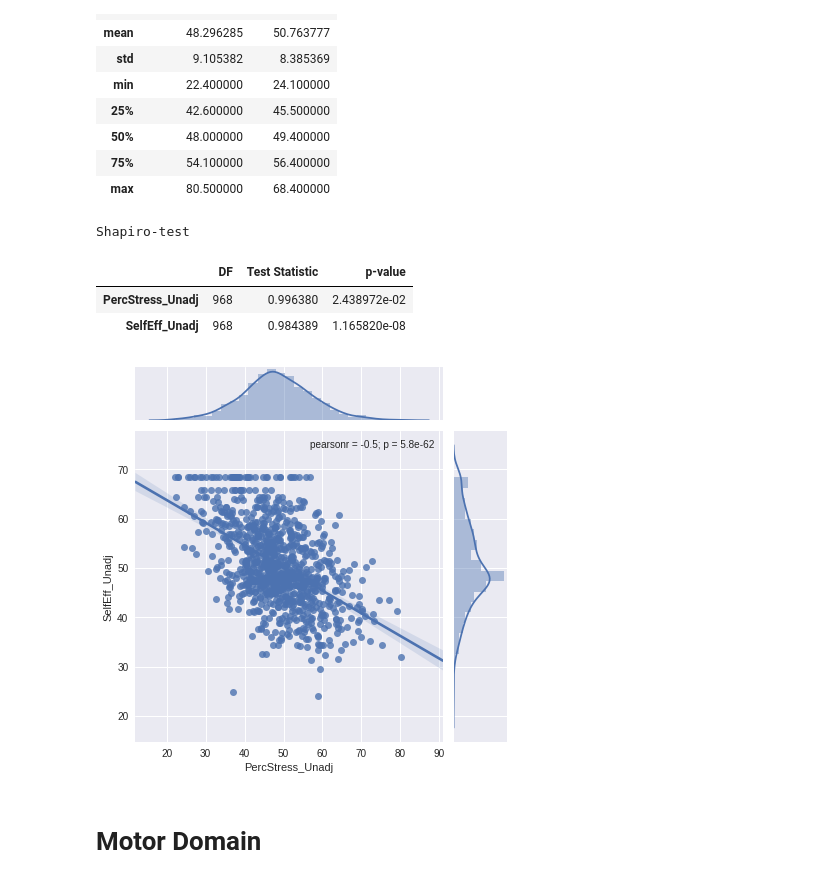
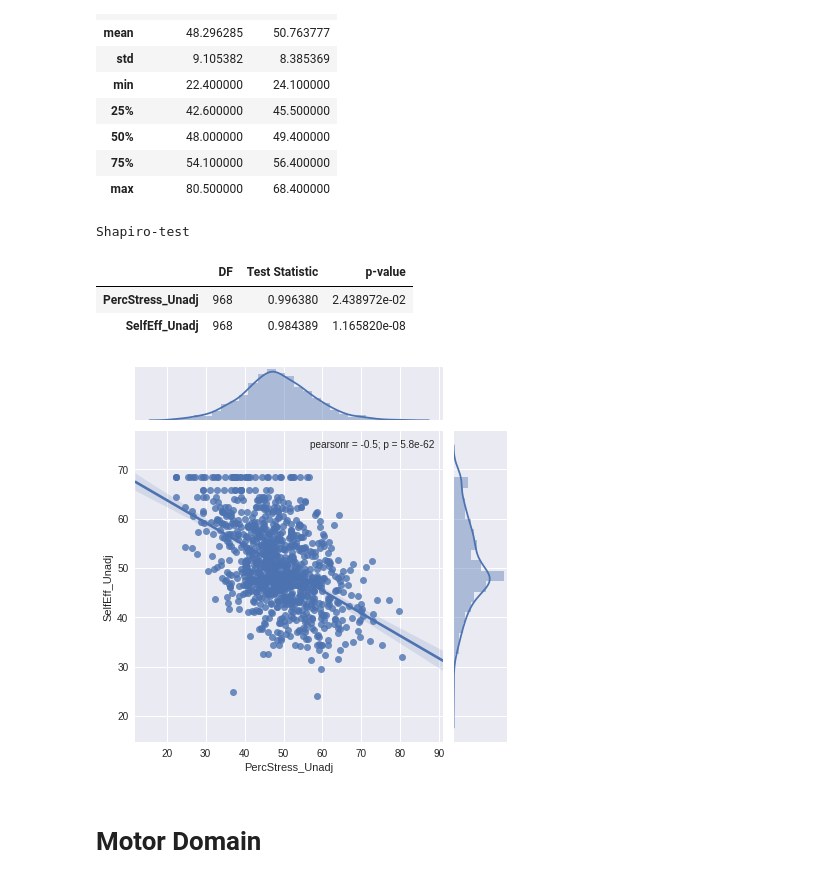
Before and after one commit to SIMEXP/hcp, a Jupyter notebook: HCP_pheno-corr_all.ipynb, the cells around one changed output. Cells and saved outputs as stored; diff of their text form; code cells hidden in the pictures.

```diff
--- a/HCP_pheno-corr_all.ipynb
+++ b/HCP_pheno-corr_all.ipynb
@@ -842,24 +877,24 @@ data_emot_SelfEff.describe()
 # %%
 # Test for normality
 x = data_emot_SelfEff.PercStress_Unadj.dropna()
 y = data_emot_SelfEff.SelfEff_Unadj.dropna()
 
 shapiro_results_x = scipy.stats.shapiro(x)
 shapiro_results_y = scipy.stats.shapiro(y)
 
 dict_sw = {'DF':[len(x) - 1,len(y) - 1],'Test Statistic': [shapiro_results_x[0],shapiro_results_y[0]],
            'p-value': [shapiro_results_x[1],shapiro_results_y[1]]}
 df = pd.DataFrame(dict_sw,index=['PercStress_Unadj','SelfEff_Unadj'])
 print('Shapiro-test')
 display(df)
 
 # Plot distribution
-sns.jointplot(x="PercStress_Unadj", y="SelfEff_Unadj",data=data_emot_SelfEff.dropna(),kind="reg",x_jitter=.4);
+sns.jointplot(x="PercStress_Unadj", y="SelfEff_Unadj",data=data_emot_SelfEff.dropna(),kind="reg");
 # %% [output]
 Shapiro-test
 |  | DF | Test Statistic | p-value |
 | PercStress_Unadj | 968 | 0.996380 | 2.438972e-02 |
 | SelfEff_Unadj | 968 | 0.984389 | 1.165820e-08 |
-[figure, old version]
+[figure, new version]
 # %% [markdown]
 # Motor Domain
```
Also changed, not shown: parts of 40 cells of this notebook.
